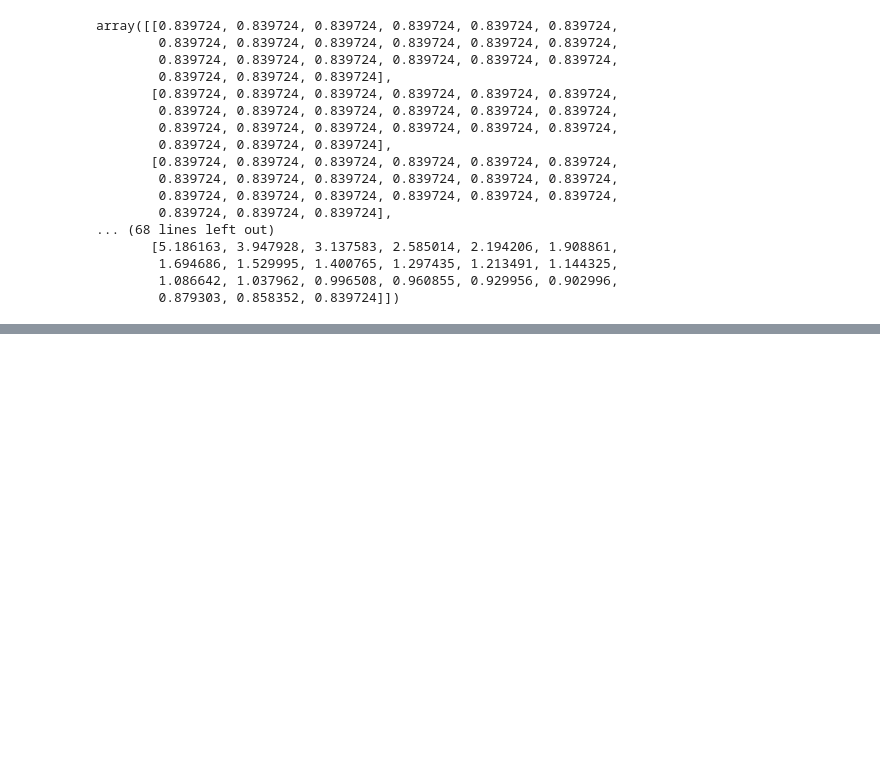
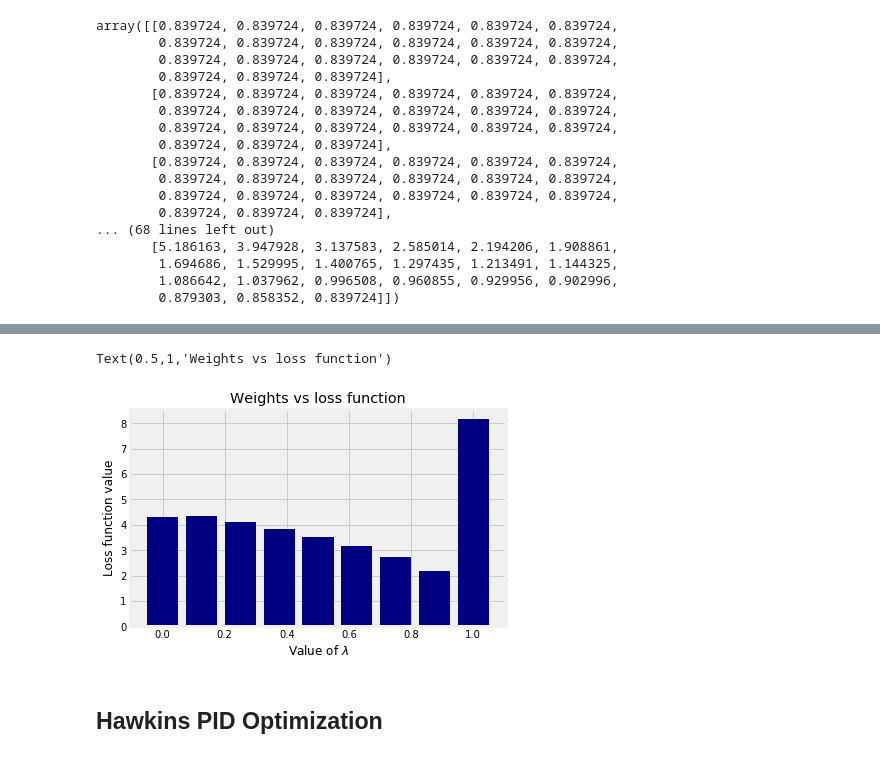
Before and after one commit to rishab231/monetaryPolicy, a Jupyter notebook: scripts/Optimizer.ipynb, the cells around one changed output, grey strips where cells are left out. Saved outputs shown, nothing was run; the diff lists cells and outputs as text; code cells hidden in the pictures; blank space fills up the shorter version.

```diff
--- a/scripts/Optimizer.ipynb
+++ b/scripts/Optimizer.ipynb
@@ -662,0 +767,10 @@ np.savetxt("Z_optimize_surface.csv", newZ, delimiter=",")
+# %%
+plt.bar(weights, loss_of_lambda, width=0.1, color="navy")
+plt.xlabel('Value of $\lambda$')
+plt.ylabel('Loss function value')
+plt.title('Weights vs loss function')
+# %% [output]
+Text(0.5,1,'Weights vs loss function')
+[figure, added]
+# %% [markdown]
+## Hawkins PID Optimization
```
Also changed, not shown: parts of 15 cells of this notebook, 27 other files.
